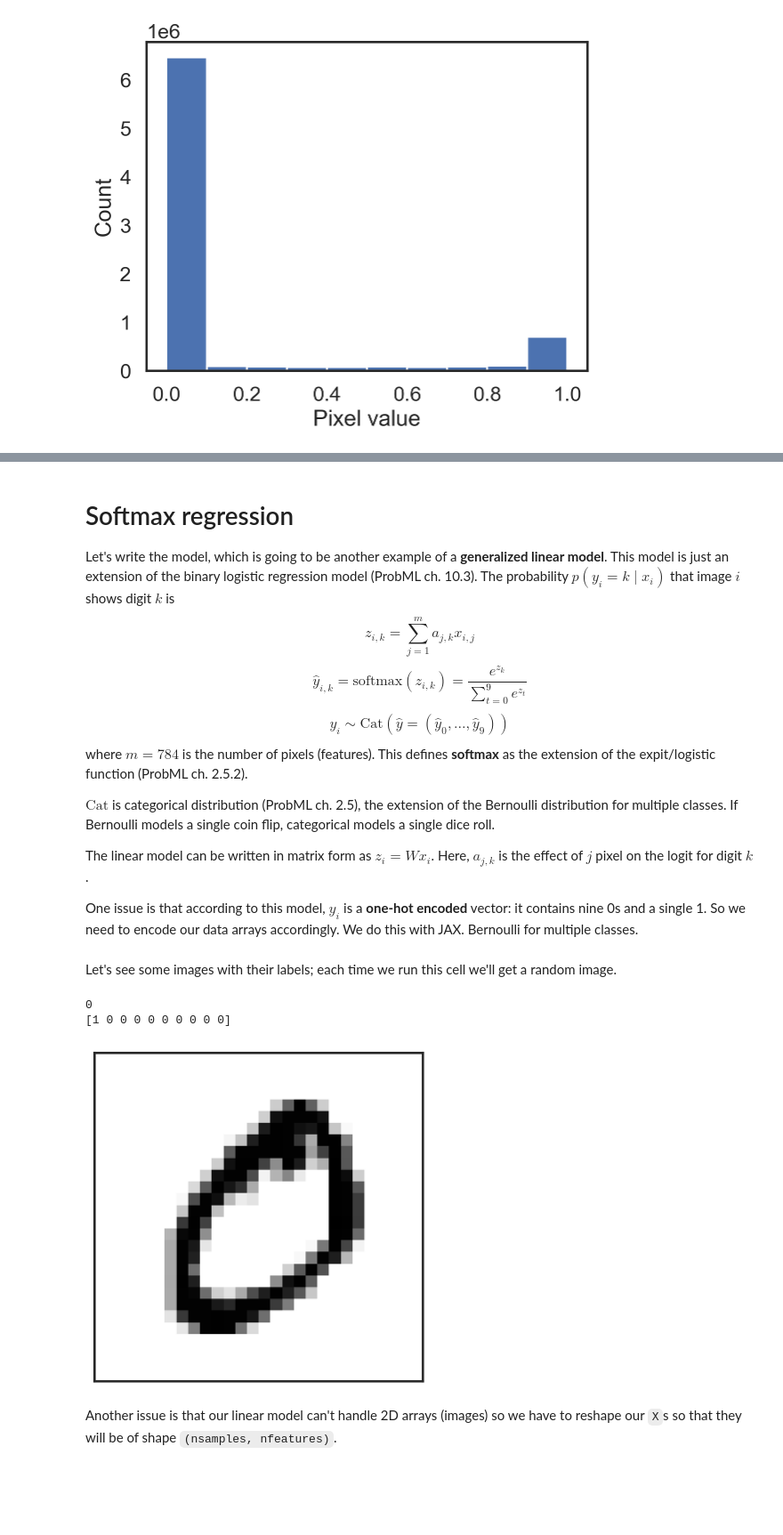
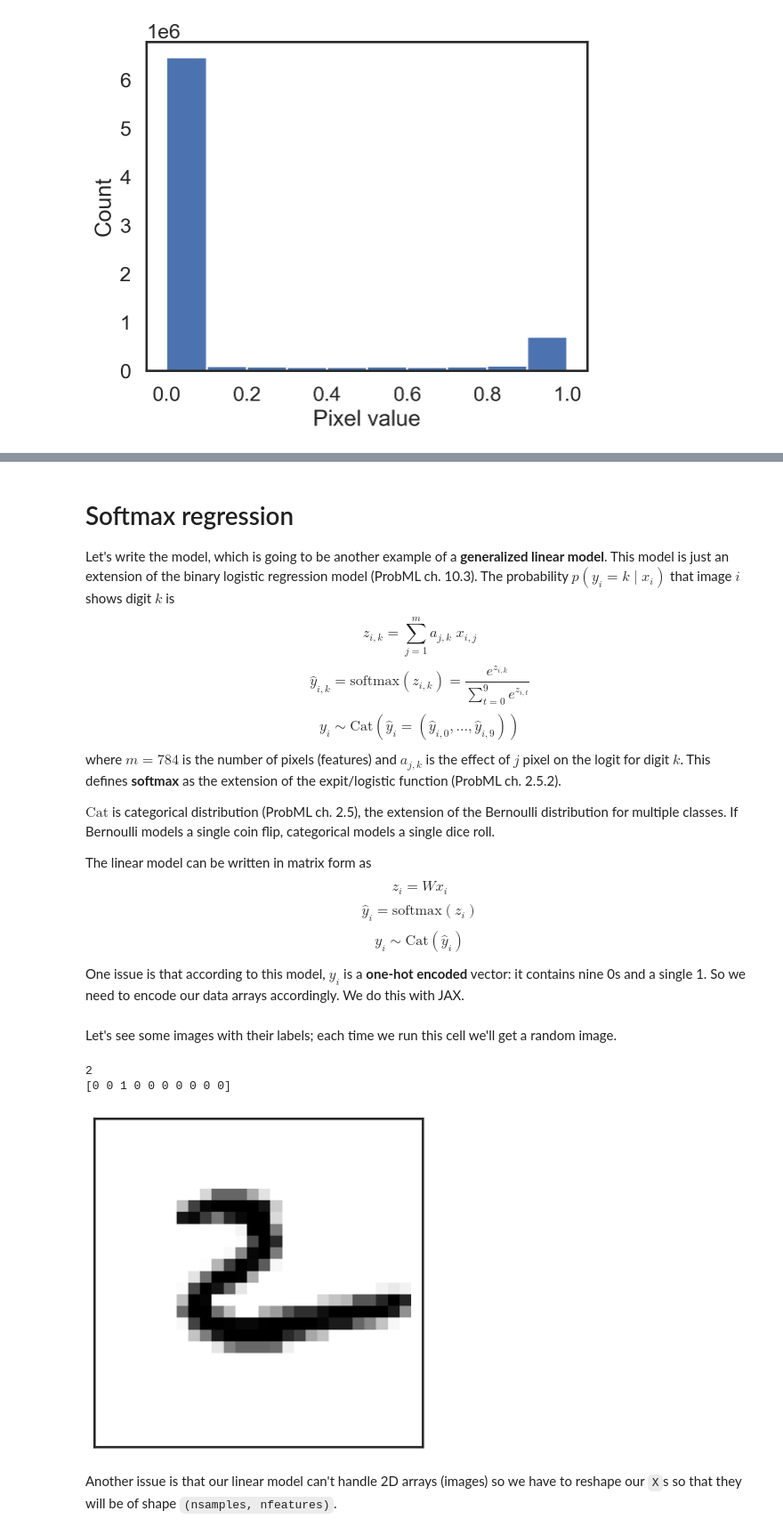
Before and after one commit to yoavram/ProbML, a Jupyter notebook: sessions/softmax_regression.ipynb, the cells around one changed output, grey strips where cells are left out. Shown: that part at 89% size. Drawn from its saved outputs; the diff is of its cells as text; code cells hidden in the pictures; blank space fills up the shorter version.

```diff
--- a/sessions/softmax_regression.ipynb
+++ b/sessions/softmax_regression.ipynb
@@ -59,34 +59,37 @@ Let's write the model, which is going to be another example of a **generalized l
 This model is just an extension of the binary logistic regression model (ProbML ch. 10.3).
 The probability $p(y_i=k \mid x_i)$ that image $i$ shows digit $k$ is
 $$
-z_{i,k} = \sum_{j=1}^{m} a_{j,k} x_{i,j} $$$$
-\hat{y}_{i,k} = \text{softmax}{(z_{i,k})} = \frac{e^{z_k}}{\sum_{t=0}^{9}{e^{z_t}}} $$$$
-y_i \sim \text{Cat}\left(\hat{y}=(\hat{y}_0, \ldots, \hat{y}_9)\right)
+z_{i,k} = \sum_{j=1}^{m} a_{j,k}\; x_{i,j} $$$$
+\hat{y}_{i,k} = \text{softmax}{(z_{i,k})} = \frac{e^{z_{i,k}}}{\sum_{t=0}^{9}{e^{z_{i,t}}}} $$$$
+y_i \sim \text{Cat}\left(\hat{y}_i=(\hat{y}_{i,0}, \ldots, \hat{y}_{i,9})\right)
 $$
-where $m=784$ is the number of pixels (features).
+where $m=784$ is the number of pixels (features) and $a_{j,k}$ is the effect of $j$ pixel on the logit for digit $k$.
 This defines **softmax** as the extension of the expit/logistic function (ProbML ch. 2.5.2).
 
 $\text{Cat}$ is categorical distribution (ProbML ch. 2.5), the extension of the Bernoulli distribution for multiple classes. If Bernoulli models a single coin flip, categorical models a single dice roll.
 
-The linear model can be written in matrix form as $z_i = W x_i$.
-Here, $a_{j,k}$ is the effect of $j$ pixel on the logit for digit $k$.
+The linear model can be written in matrix form as $$
+z_i = W x_i $$$$
+\hat{y}_i = \text{softmax}(z_i) $$$$
+y_i \sim \text{Cat}\left(\hat{y}_i\right)
+$$
 
 One issue is that according to this model, $y_i$ is a **one-hot encoded** vector: it contains nine 0s and a single 1. So we need to encode our data arrays accordingly.
-We do this with JAX. Bernoulli for multiple classes.
+We do this with JAX.
 # %%
 Y_train = jax.nn.one_hot(Y_train, 10).astype(np.float32)
 Y_test = jax.nn.one_hot(Y_test, 10).astype(np.float32)
 # %% [markdown]
 Let's see some images with their labels; each time we run this cell we'll get a random image.
 # %%
-idx = 1
+idx = 109
 display_image(X_train[idx, :, :])
 print(Y_train[idx].argmax())
 print(Y_train[idx].astype(int))
 # %% [output]
-0
-[1 0 0 0 0 0 0 0 0 0]
+2
+[0 0 1 0 0 0 0 0 0 0]
-[figure, old version]
+[figure, new version]
 # %% [markdown]
 Another issue is that our linear model can't handle 2D arrays (images) so we have to reshape our `X`s so that they will be of shape `(nsamples, nfeatures)`.
 # %%
```
Also changed, not shown: parts of 8 cells of this notebook, 3 other files.
